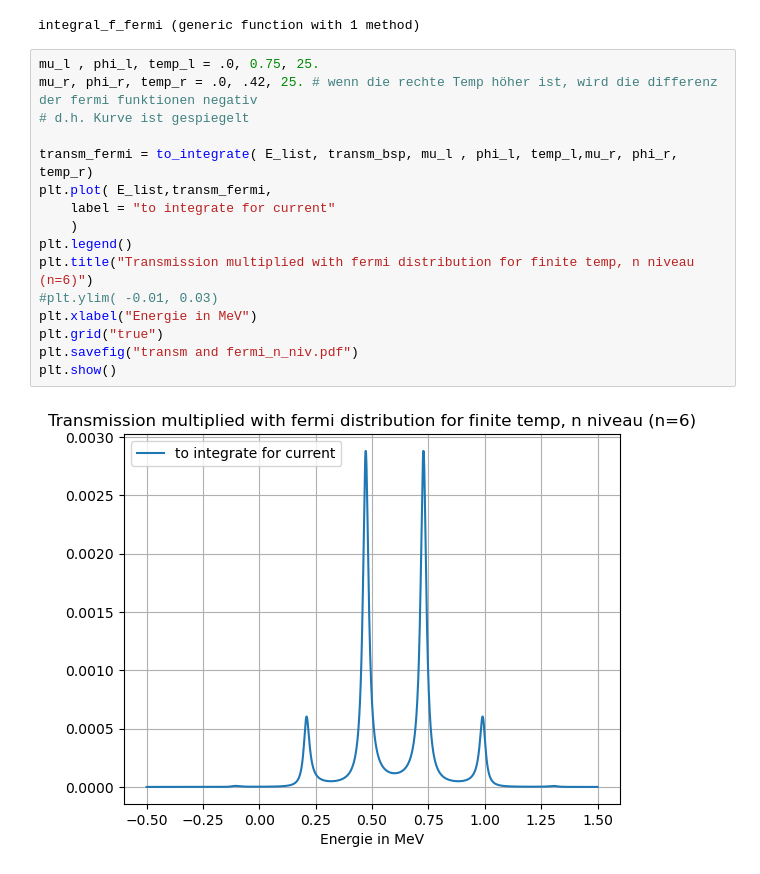
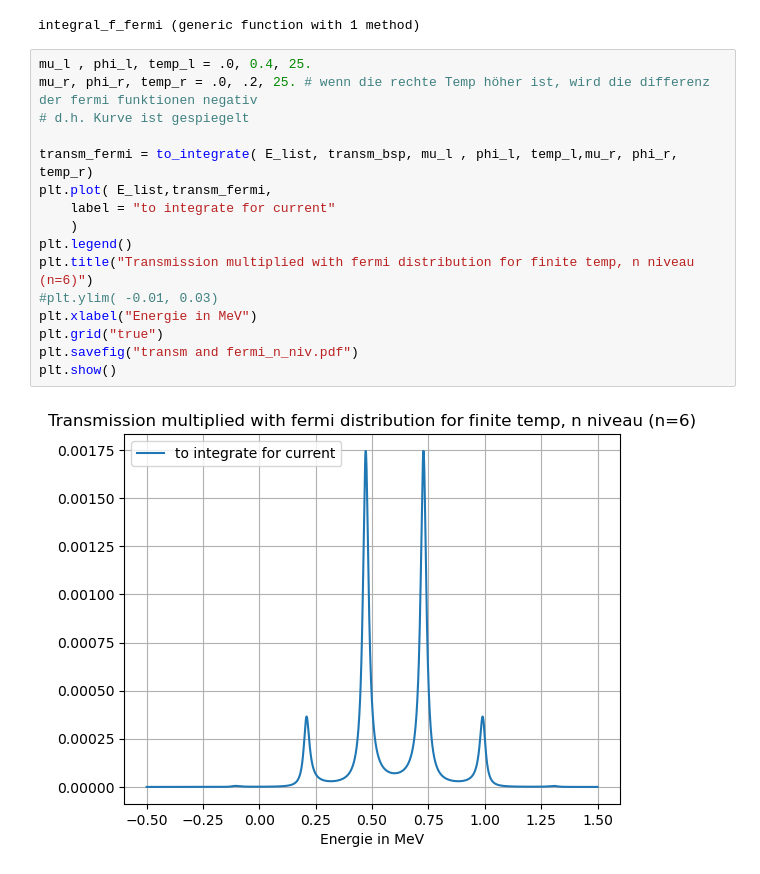
Before and after one commit to RudSmo/CISS, a Jupyter notebook: data/new/n particle model.ipynb, the cells around one changed output. Cells and saved outputs as stored; diff of their text form.

```diff
--- a/data/new/n particle model.ipynb
+++ b/data/new/n particle model.ipynb
@@ -187,20 +187,20 @@ end
 # %% [output]
 integral_f_fermi (generic function with 1 method)
 # %%
-mu_l , phi_l, temp_l = .0, 0.75, 25.
-mu_r, phi_r, temp_r = .0, .42, 25. # wenn die rechte Temp höher ist, wird die differenz der fermi funktionen negativ
+mu_l , phi_l, temp_l = .0, 0.4, 25.
+mu_r, phi_r, temp_r = .0, .2, 25. # wenn die rechte Temp höher ist, wird die differenz der fermi funktionen negativ
 # d.h. Kurve ist gespiegelt
 
 transm_fermi = to_integrate( E_list, transm_bsp, mu_l , phi_l, temp_l,mu_r, phi_r, temp_r)
 plt.plot( E_list,transm_fermi,
     label = "to integrate for current"
     )
 plt.legend()
 plt.title("Transmission multiplied with fermi distribution for finite temp, n niveau (n=6)")
 #plt.ylim( -0.01, 0.03)
 plt.xlabel("Energie in MeV")
 plt.grid("true")
 plt.savefig("transm and fermi_n_niv.pdf")
 plt.show()
 # %% [output]
-[figure, old version]
+[figure, new version]
```
Also changed, not shown: 11 other files.
